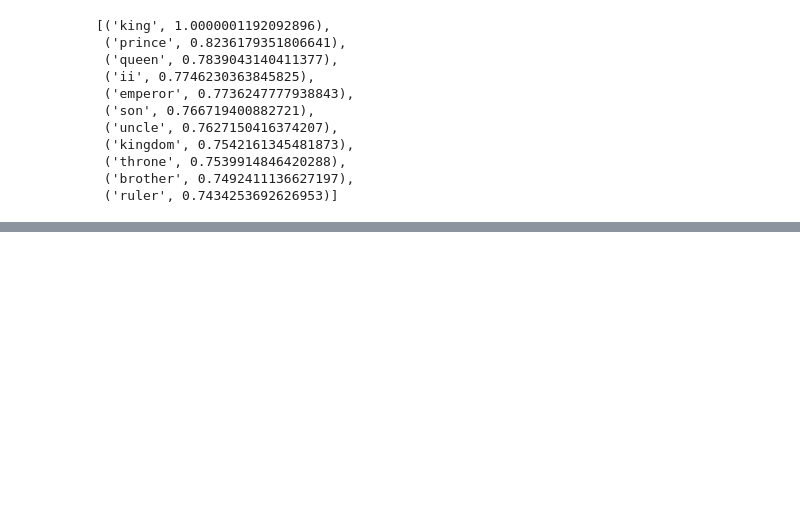
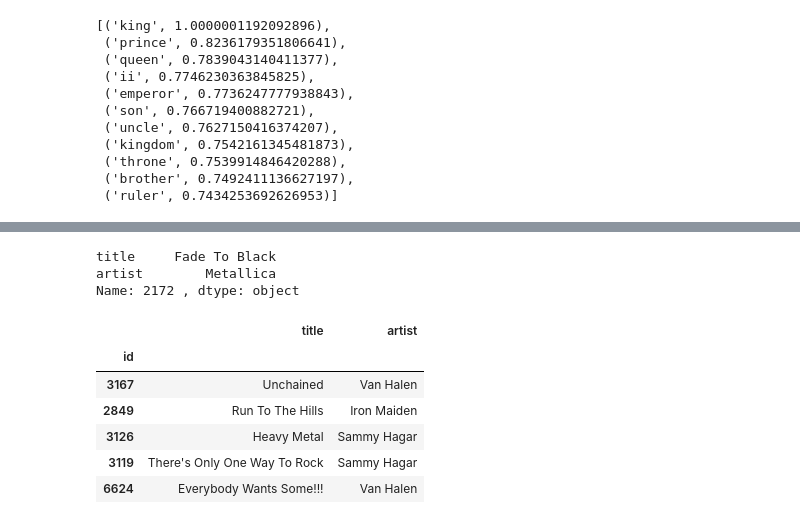
Before and after one commit to yashwanthkrishna2002/LLM_Pratice_from_JAY_Almer_book, a Jupyter notebook: LLM_practice_from_JayLAmer_book.ipynb, the cells around one changed output, grey strips where cells are left out. Drawn from its saved outputs; the diff is of its cells as text; code cells hidden in the pictures; blank space fills up the shorter version.

Commit message:
DAY-4 Tokenization,word2vec practice

```diff
--- a/LLM_practice_from_JayLAmer_book.ipynb
+++ b/LLM_practice_from_JayLAmer_book.ipynb
@@ -221,0 +259,10 @@ model.most_similar([model['king']], topn=11)
+# %%
+from gensim.models import Word2Vec
+# Train our Word2Vec model
+model = Word2Vec(
+playlists, vector_size=32, window=20, negative=50, min_count=1, workers=4
+)
+# %%
+song_id = 2172
+# Ask the model for songs similar to song #2172
+model.wv.most_similar(positive=str(song_id))
@@ -221,0 +280,21 @@ model.most_similar([model['king']], topn=11)
+# %%
+print(songs_df.iloc[2172])
+# %% [output]
+title     Fade To Black
+artist        Metallica
+Name: 2172 , dtype: object
+# %%
+import numpy as np
+def print_recommendations(song_id):
+  similar_songs = np.array(model.wv.most_similar(positive=str(song_id),topn=5))[:,0]
+  return songs_df.iloc[similar_songs]
+# Extract recommendations
+print_recommendations(2172)
+# %% [output]
+|  | title | artist |
+| id |  |  |
+| 3167 | Unchained | Van Halen |
+| 2849 | Run To The Hills | Iron Maiden |
+| 3126 | Heavy Metal | Sammy Hagar |
+| 3119 | There's Only One Way To Rock | Sammy Hagar |
+| 6624 | Everybody Wants Some!!! | Van Halen |
```
Also changed, not shown: parts of 5 cells of this notebook.
